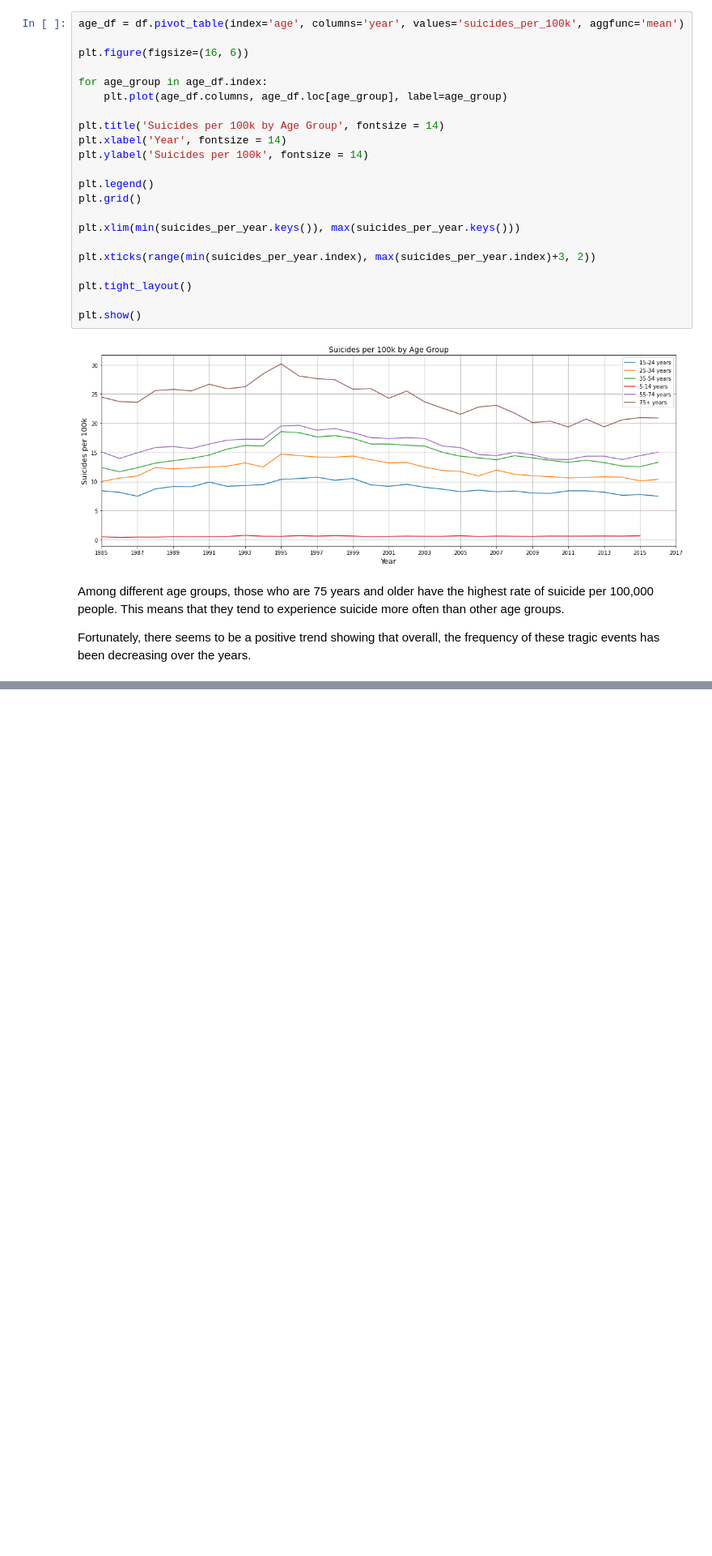
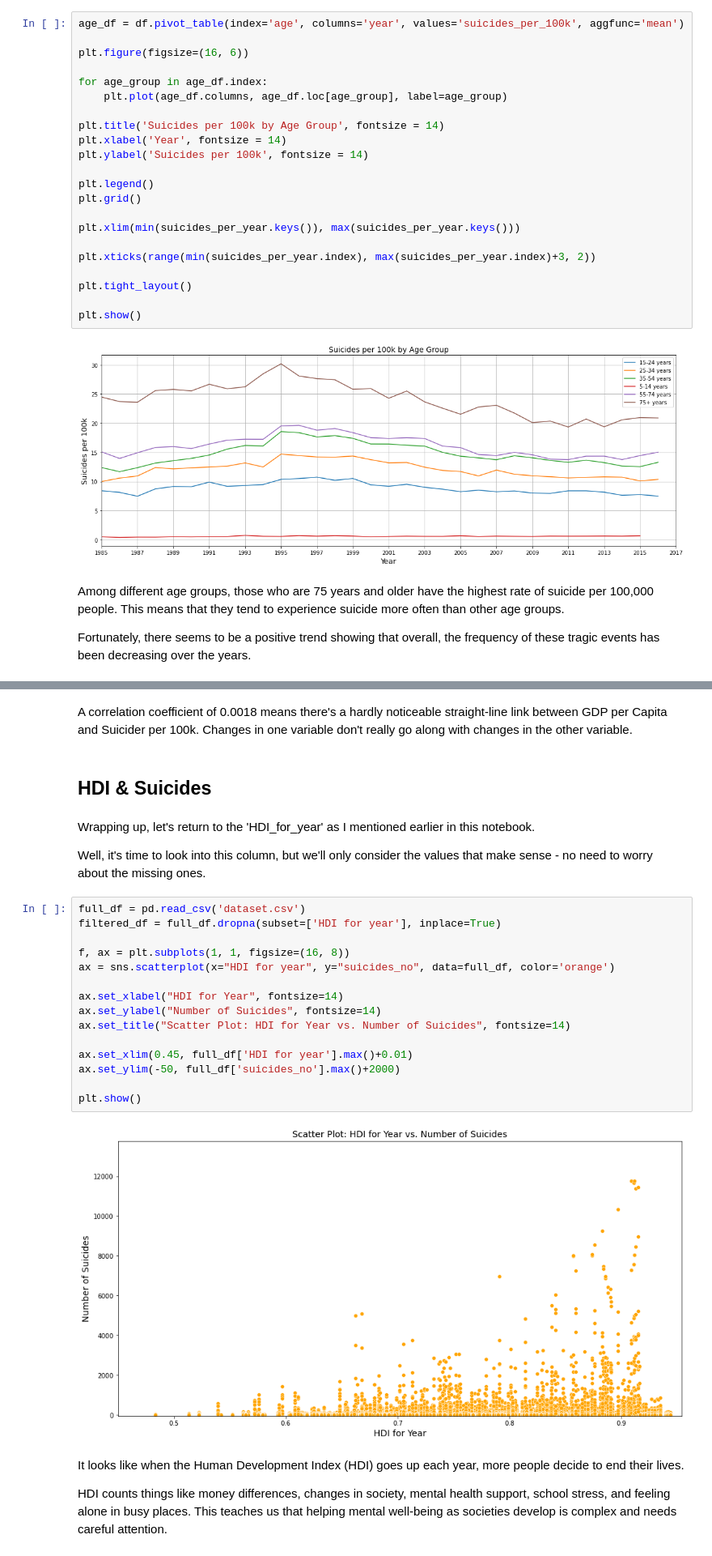
Before and after one commit to Przemyslaw11/Suicide_Rate_Analysis, a Jupyter notebook: app.ipynb, the cells around one changed output, grey strips where cells are left out. Shown at 81% size. Saved outputs shown, nothing was run; the diff lists cells and outputs as text; blank space fills up the shorter version.

```diff
--- a/app.ipynb
+++ b/app.ipynb
@@ -187,0 +276,29 @@ Fortunately, there seems to be a positive trend showing that overall, the freque
+# %% [markdown]
+A correlation coefficient of 0.0018 means there's a hardly noticeable straight-line link between GDP per Capita and Suicider per 100k. Changes in one variable don't really go along with changes in the other variable.
+# %% [markdown]
+## HDI & Suicides
+# %% [markdown]
+Wrapping up, let's return to the 'HDI_for_year' as I mentioned earlier in this notebook.
+
+Well, it's time to look into this column, but we'll only consider the values that make sense - no need to worry about the missing ones.
+# %%
+full_df = pd.read_csv('dataset.csv')
+filtered_df = full_df.dropna(subset=['HDI for year'], inplace=True)
+
+f, ax = plt.subplots(1, 1, figsize=(16, 8))
+ax = sns.scatterplot(x="HDI for year", y="suicides_no", data=full_df, color='orange')
+
+ax.set_xlabel("HDI for Year", fontsize=14)
+ax.set_ylabel("Number of Suicides", fontsize=14)
+ax.set_title("Scatter Plot: HDI for Year vs. Number of Suicides", fontsize=14)
+
+ax.set_xlim(0.45, full_df['HDI for year'].max()+0.01)
+ax.set_ylim(-50, full_df['suicides_no'].max()+2000)
+
+plt.show()
+# %% [output]
+[figure, added]
+# %% [markdown]
+It looks like when the Human Development Index (HDI) goes up each year, more people decide to end their lives.
+
+HDI counts things like money differences, changes in society, mental health support, school stress, and feeling alone in busy places. This teaches us that helping mental well-being as societies develop is complex and needs careful attention.
```
Also changed, not shown: parts of 11 cells of this notebook.
